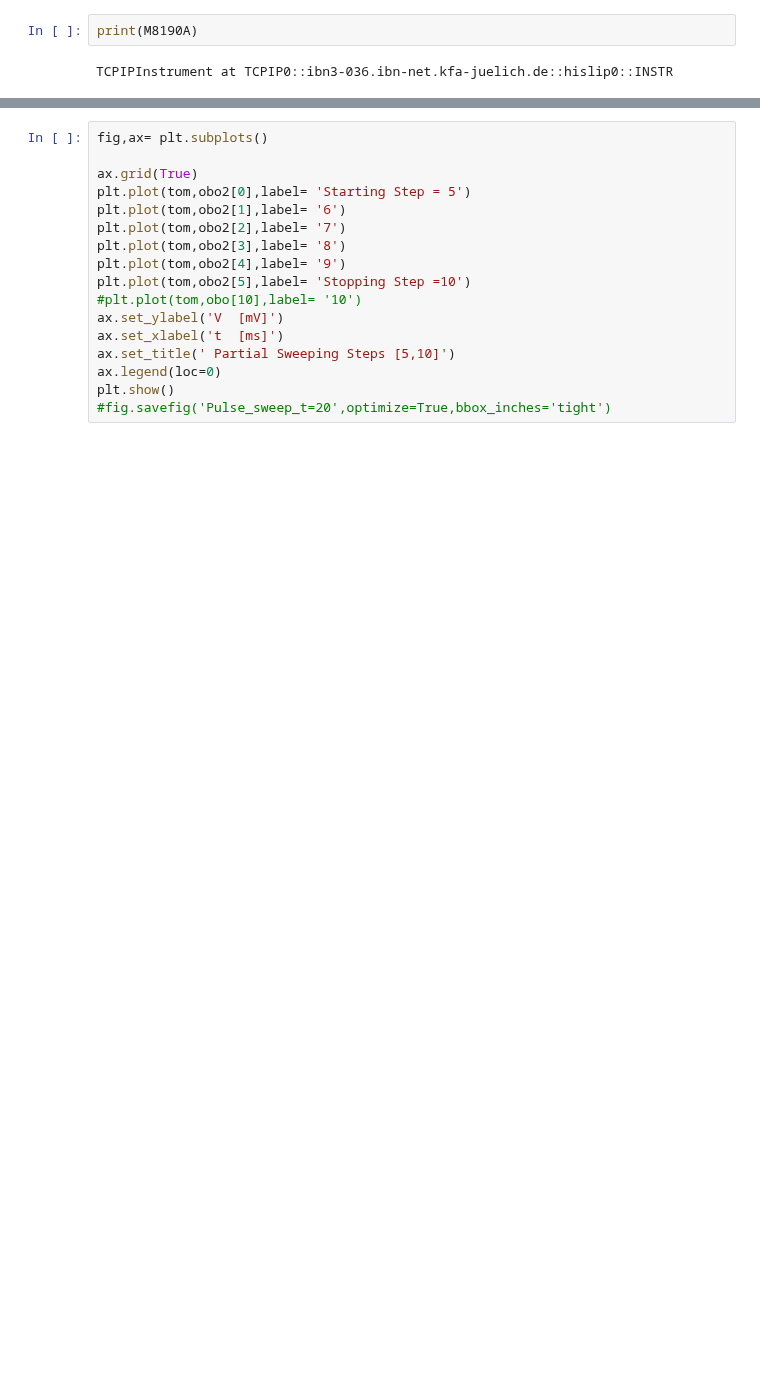
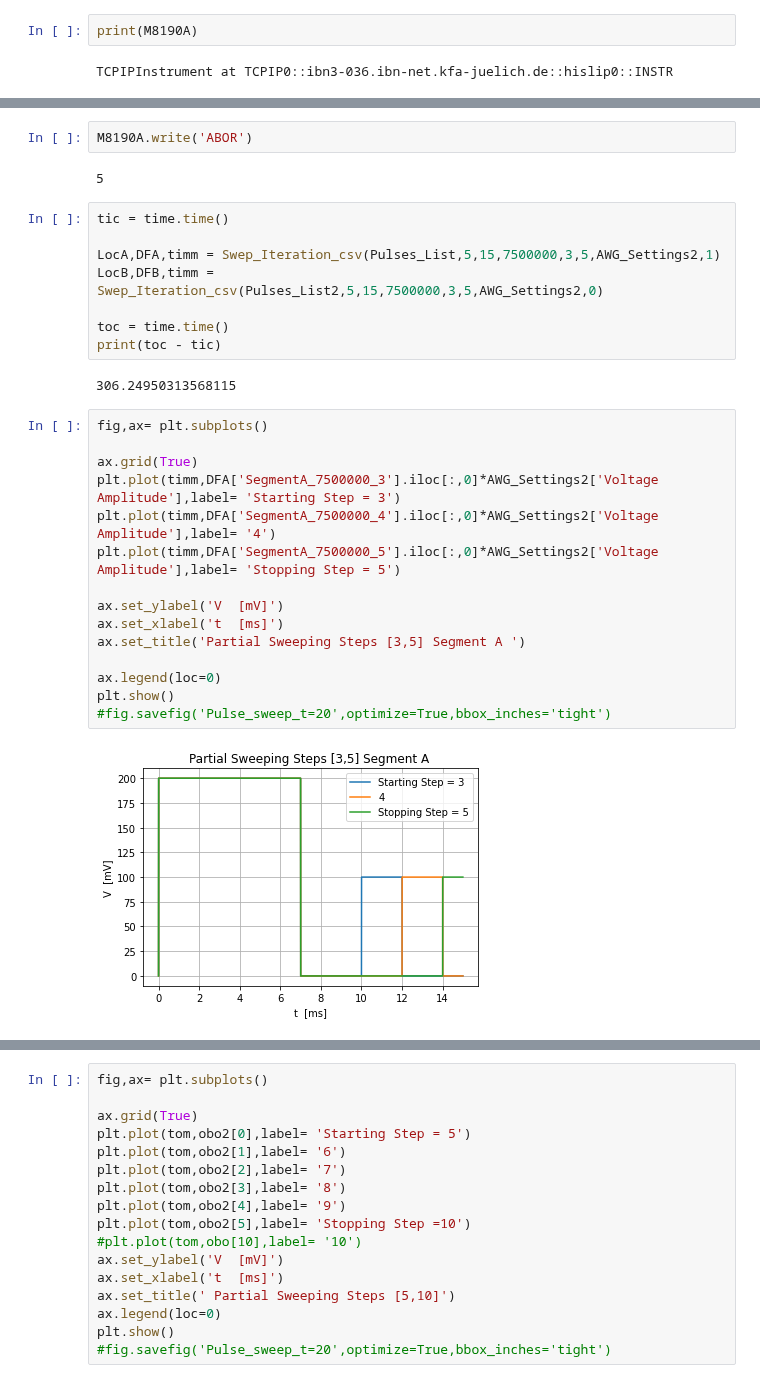
Before and after one commit to Holcan/STM, a Jupyter notebook: M8190/Mechanicus iteration.ipynb, the cells around one changed output, grey strips where cells are left out. Saved outputs shown, nothing was run; the diff lists cells and outputs as text; blank space fills up the shorter version.

```diff
--- a/M8190/Mechanicus iteration.ipynb
+++ b/M8190/Mechanicus iteration.ipynb
@@ -253,0 +50,31 @@ len(obo)
+# %%
+M8190A.write('ABOR')
+# %% [output]
+5
+# %%
+tic = time.time()
+
+LocA,DFA,timm = Swep_Iteration_csv(Pulses_List,5,15,7500000,3,5,AWG_Settings2,1)
+LocB,DFB,timm = Swep_Iteration_csv(Pulses_List2,5,15,7500000,3,5,AWG_Settings2,0)
+
+toc = time.time()
+print(toc - tic)
+# %% [output]
+306.24950313568115
+# %%
+fig,ax= plt.subplots()
+
+ax.grid(True)
+plt.plot(timm,DFA['SegmentA_7500000_3'].iloc[:,0]*AWG_Settings2['Voltage Amplitude'],label= 'Starting Step = 3')
+plt.plot(timm,DFA['SegmentA_7500000_4'].iloc[:,0]*AWG_Settings2['Voltage Amplitude'],label= '4')
+plt.plot(timm,DFA['SegmentA_7500000_5'].iloc[:,0]*AWG_Settings2['Voltage Amplitude'],label= 'Stopping Step = 5')
+
+ax.set_ylabel('V  [mV]')
+ax.set_xlabel('t  [ms]')
+ax.set_title('Partial Sweeping Steps [3,5] Segment A ')
+
+ax.legend(loc=0)
+plt.show()
+#fig.savefig('Pulse_sweep_t=20',optimize=True,bbox_inches='tight')
+# %% [output]
+[figure, added]
```
Also changed, not shown: parts of 113 cells of this notebook, 6 other files.
